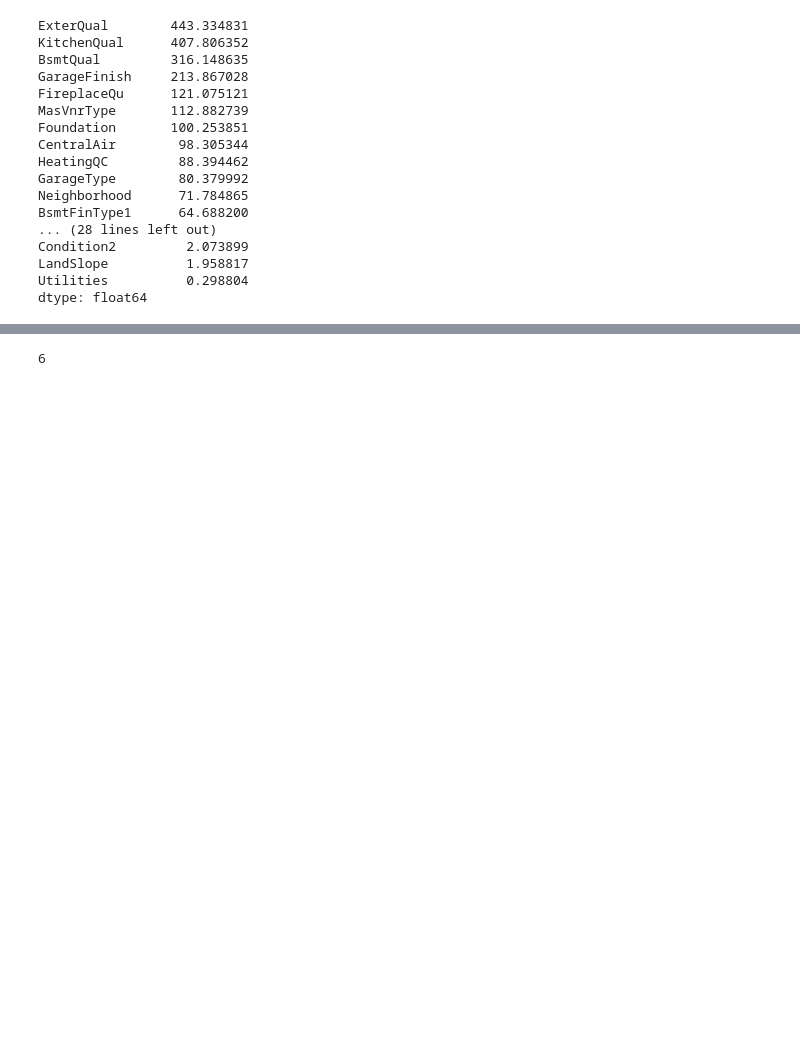
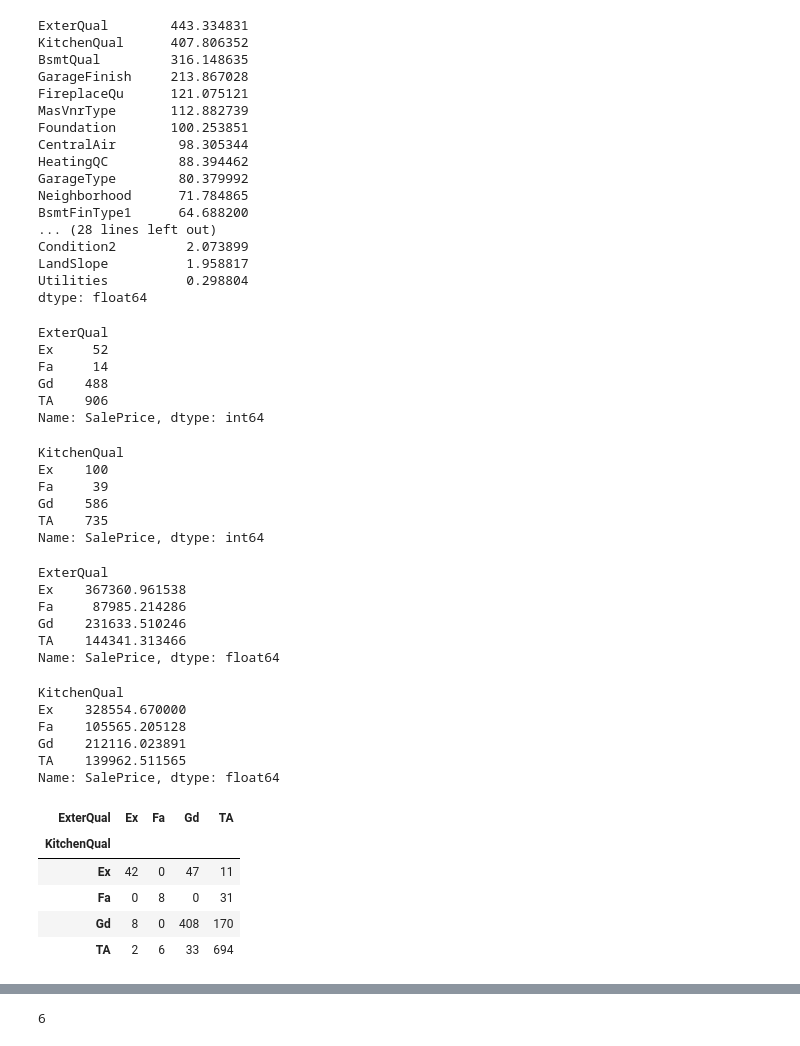
Before and after one commit to kogimurio/house_sales_prediction, a Jupyter notebook: saales_price_predictions.ipynb, the cells around one changed output, grey strips where cells are left out. Drawn from its saved outputs; the diff is of its cells as text; code cells hidden in the pictures; blank space fills up the shorter version.

```diff
--- a/saales_price_predictions.ipynb
+++ b/saales_price_predictions.ipynb
@@ -2111,3 +2113,48 @@ Condition2         2.073899
 LandSlope          1.958817
 Utilities          0.298804
 dtype: float64
+# %%
+dataset.groupby('ExterQual')['SalePrice'].count()
+# %% [output]
+ExterQual
+Ex     52
+Fa     14
+Gd    488
+TA    906
+Name: SalePrice, dtype: int64
+# %%
+dataset.groupby('KitchenQual')['SalePrice'].count()
+# %% [output]
+KitchenQual
+Ex    100
+Fa     39
+Gd    586
+TA    735
+Name: SalePrice, dtype: int64
+# %%
+dataset.groupby('ExterQual')['SalePrice'].mean()
+# %% [output]
+ExterQual
+Ex    367360.961538
+Fa     87985.214286
+Gd    231633.510246
+TA    144341.313466
+Name: SalePrice, dtype: float64
+# %%
+dataset.groupby('KitchenQual')['SalePrice'].mean()
+# %% [output]
+KitchenQual
+Ex    328554.670000
+Fa    105565.205128
+Gd    212116.023891
+TA    139962.511565
+Name: SalePrice, dtype: float64
+# %%
+pd.crosstab(dataset['KitchenQual'], dataset['ExterQual'])
+# %% [output]
+| ExterQual | Ex | Fa | Gd | TA |
+| KitchenQual |  |  |  |  |
+| Ex | 42 | 0 | 47 | 11 |
+| Fa | 0 | 8 | 0 | 31 |
+| Gd | 8 | 0 | 408 | 170 |
+| TA | 2 | 6 | 33 | 694 |
```
Also changed, not shown: parts of 9 cells of this notebook.
